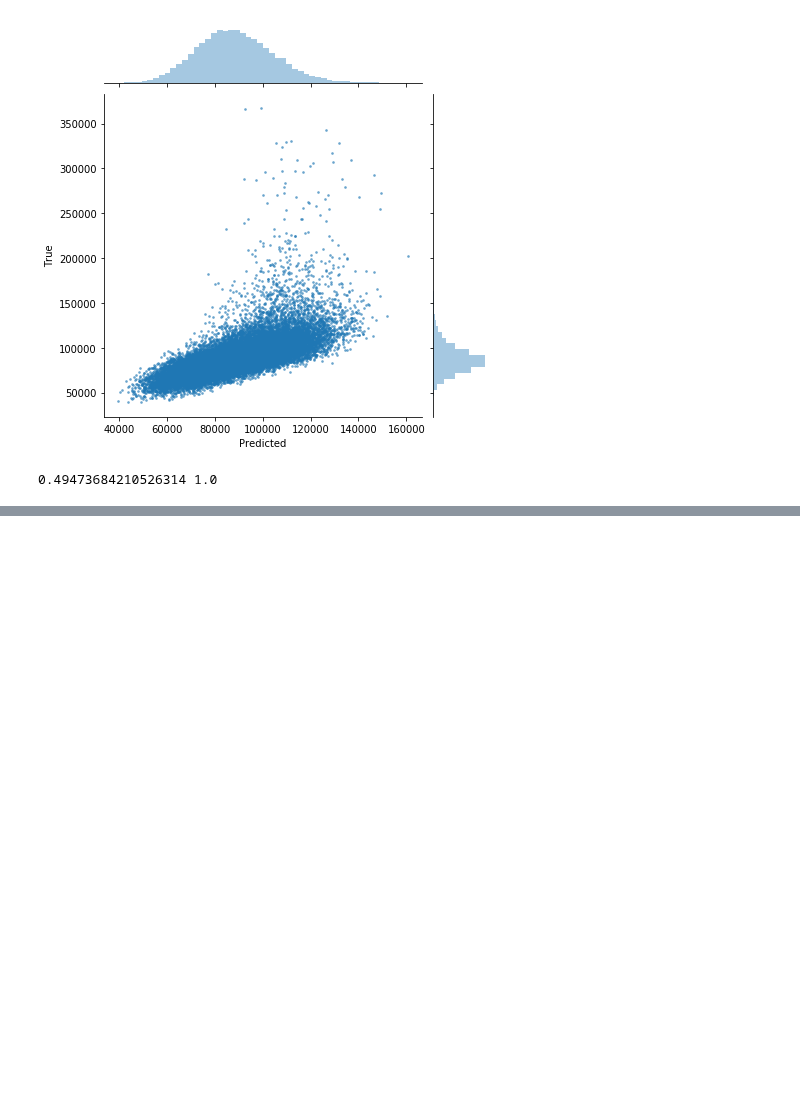
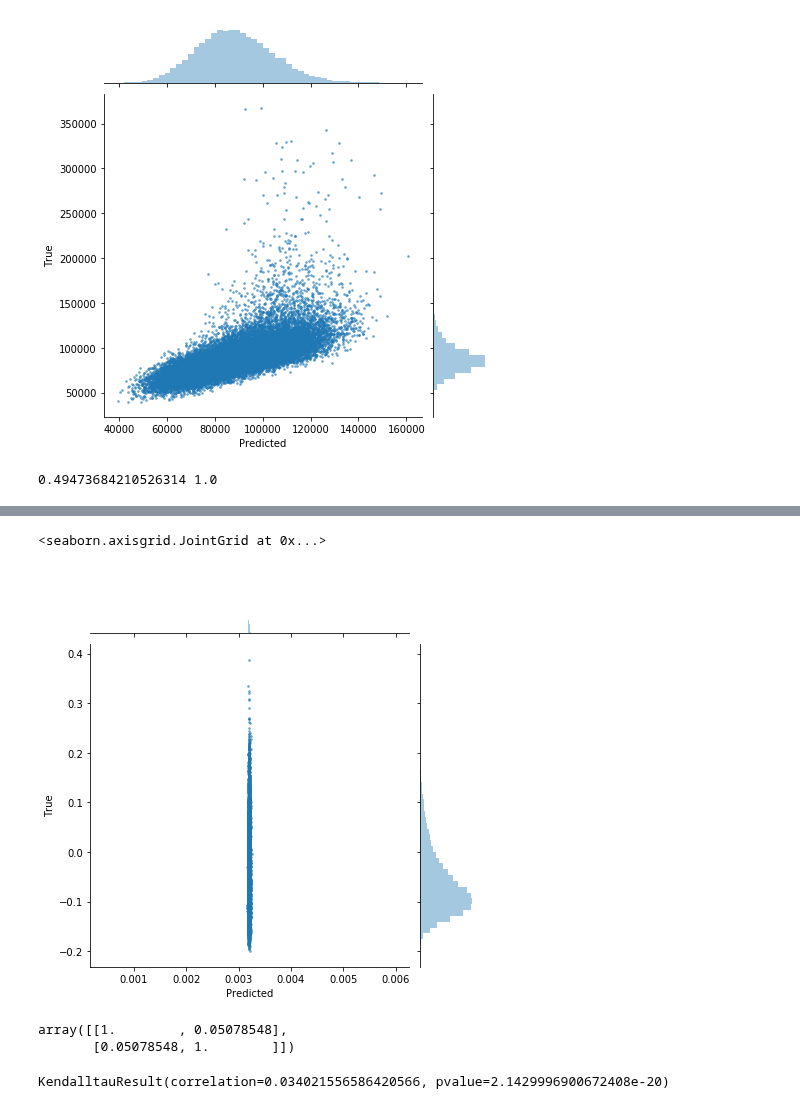
Before and after one commit to tmfs10/bb-opt, a Jupyter notebook: notebooks_sid/partial_training.ipynb, the cells around one changed output, grey strips where cells are left out. Drawn from its saved outputs; the diff is of its cells as text; code cells hidden in the pictures; blank space fills up the shorter version.

```diff
--- a/notebooks_sid/partial_training.ipynb
+++ b/notebooks_sid/partial_training.ipynb
@@ -273,0 +280,4 @@ import bb_opt.src.knn_mi as knn_mi
+# %%
+preds = torch.load('preds.pth')
+# %%
+preds_norm = torch.from_numpy(preds)
@@ -320,0 +364,13 @@ all_mi = np.array(all_mi)
+# %%
+all_hsic_norm2 = []
+all_mi2 = []
+
+for i in range(len(all_hsic_norm)):
+    if np.isfinite(all_hsic_norm[i]) and np.isfinite(all_mi[i]):
+        all_hsic_norm2 += [all_hsic_norm[i]]
+        all_mi2 += [all_mi[i]]
+# %%
+jointplot(all_hsic_norm2, all_mi2)
+# %% [output]
+<seaborn.axisgrid.JointGrid at 0x...>
+[figure, added]
@@ -321,3 +379,12 @@ all_mi = np.array(all_mi)
+# %%
+np.corrcoef(all_hsic_norm2, all_mi2)
+# %% [output]
+array([[1.        , 0.05078548],
+       [0.05078548, 1.        ]])
+# %%
+kendalltau(all_hsic_norm2, all_mi2)
+# %% [output]
+KendalltauResult(correlation=0.034021556586420566, pvalue=2.1429996900672408e-20)
 # %%
 all_hsic_loc
 # %%
```
Also changed, not shown: parts of 6 cells of this notebook, 12 other files.
